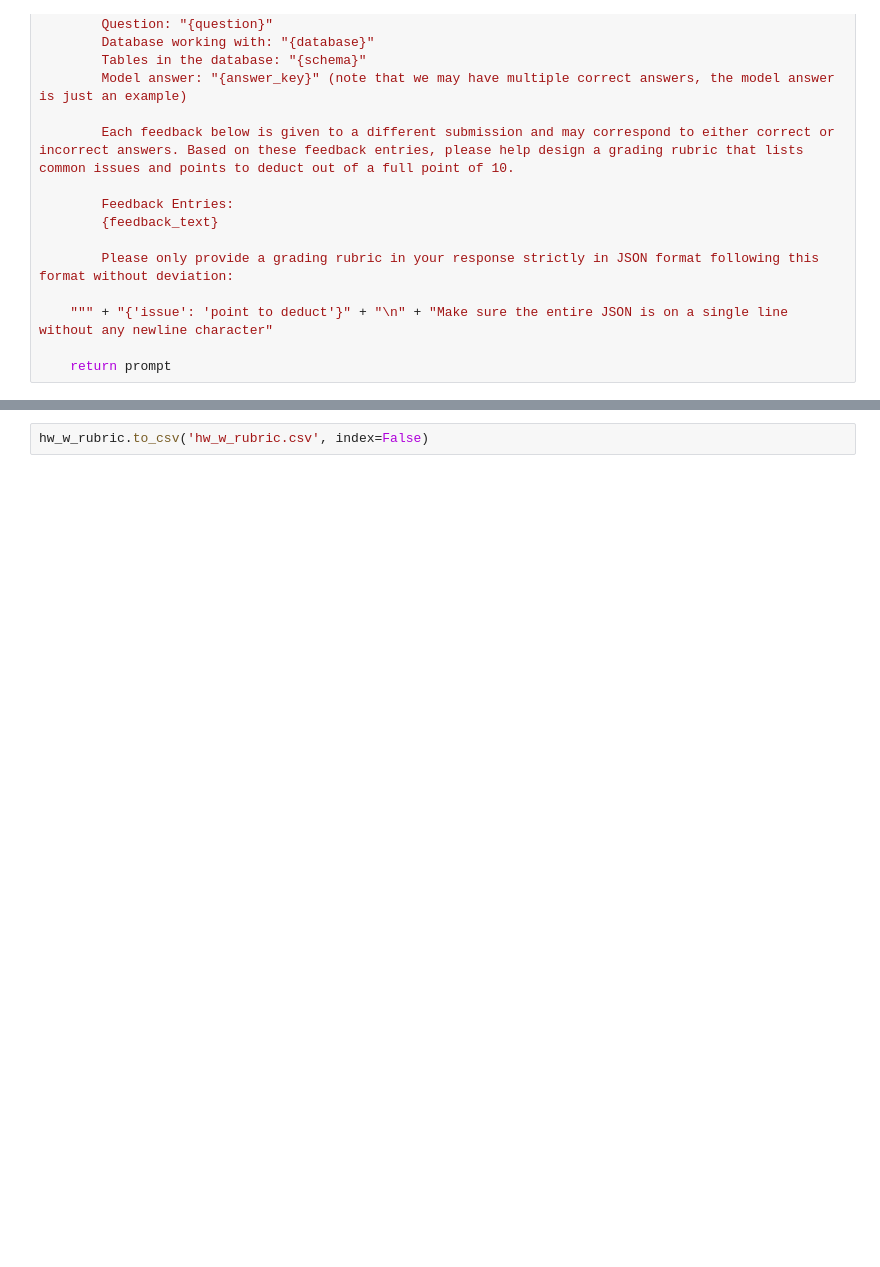
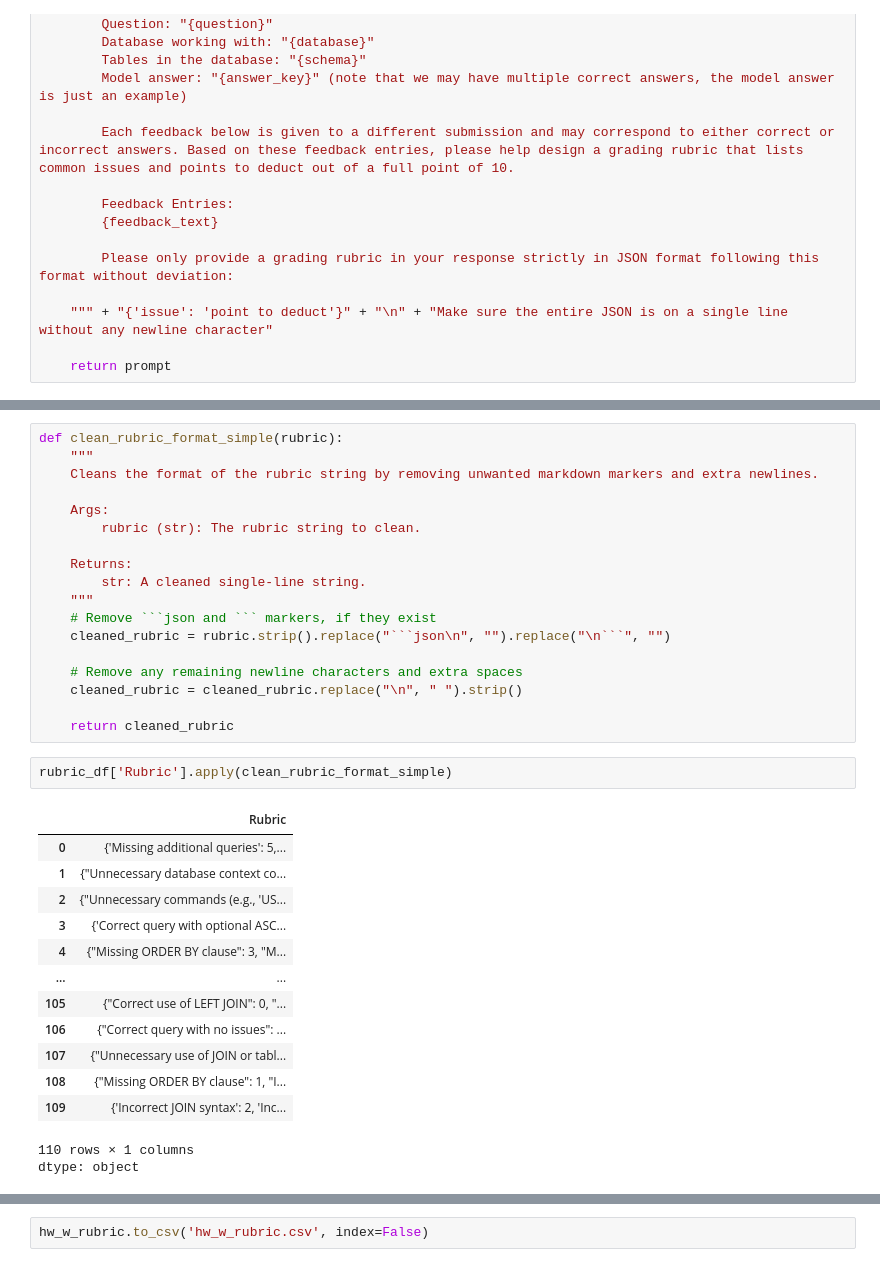
Before and after one commit to ipeirotis/sql_autograding, a Jupyter notebook: Zero_few_shot_with_Rubric.ipynb, the cells around one changed output, grey strips where cells are left out. Drawn from its saved outputs; the diff is of its cells as text; blank space fills up the shorter version.

Commit message:
Update Zero_few_shot_with_Rubric.ipynb
minor updates

````diff
--- a/Zero_few_shot_with_Rubric.ipynb
+++ b/Zero_few_shot_with_Rubric.ipynb
@@ -672,3 +672,38 @@ rubric_df.head()
+# %%
+def clean_rubric_format_simple(rubric):
+    """
+    Cleans the format of the rubric string by removing unwanted markdown markers and extra newlines.
+
+    Args:
+        rubric (str): The rubric string to clean.
+
+    Returns:
+        str: A cleaned single-line string.
+    """
+    # Remove ```json and ``` markers, if they exist
+    cleaned_rubric = rubric.strip().replace("```json\n", "").replace("\n```", "")
+
+    # Remove any remaining newline characters and extra spaces
+    cleaned_rubric = cleaned_rubric.replace("\n", " ").strip()
+
+    return cleaned_rubric
+# %%
+rubric_df['Rubric'].apply(clean_rubric_format_simple)
+# %% [output]
+|  | Rubric |
+| 0 | {'Missing additional queries': 5,... |
+| 1 | {"Unnecessary database context co... |
+| 2 | {"Unnecessary commands (e.g., 'US... |
+| 3 | {'Correct query with optional ASC... |
+| 4 | {"Missing ORDER BY clause": 3, "M... |
+| ... | ... |
+| 105 | {"Correct use of LEFT JOIN": 0, "... |
+| 106 | {"Correct query with no issues": ... |
+| 107 | {"Unnecessary use of JOIN or tabl... |
+| 108 | {"Missing ORDER BY clause": 1, "I... |
+| 109 | {'Incorrect JOIN syntax': 2, 'Inc... |
+110 rows × 1 columns
+dtype: object
 # %%
 hw_w_rubric = pd.merge(hw, rubric_df, on='QuestionID', how='left')
 hw_w_rubric.head()
````
Also changed, not shown: parts of 2 cells of this notebook.
